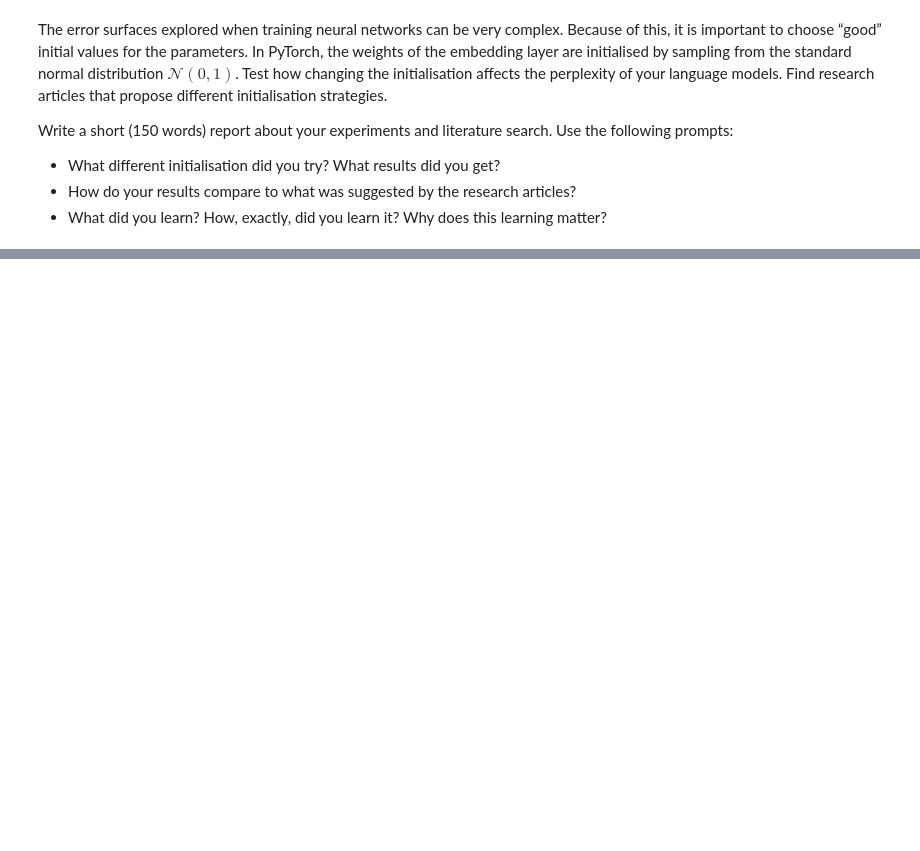
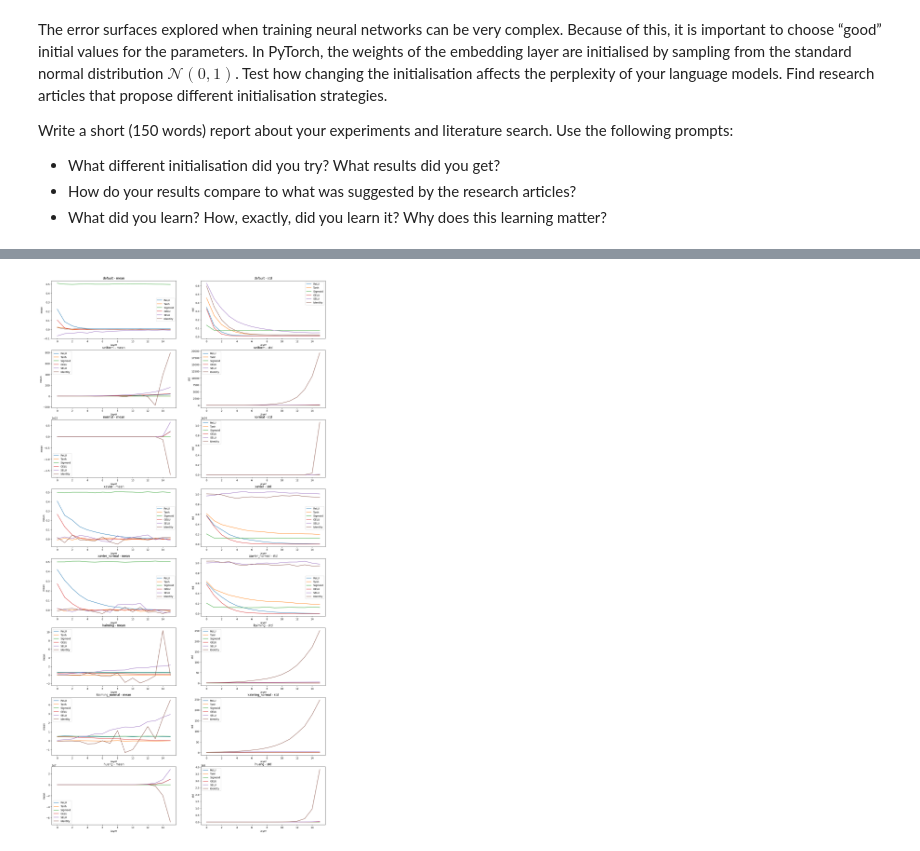
Before and after one commit to Arty-Facts/wasp_deep_learning_for_natural_language_processing_2024, a Jupyter notebook: project/assignment-1.ipynb, the cells around one changed output, grey strips where cells are left out. Saved outputs shown, nothing was run; the diff lists cells and outputs as text; code cells hidden in the pictures; blank space fills up the shorter version.

Commit message:
done with initial result

```diff
--- a/project/assignment-1.ipynb
+++ b/project/assignment-1.ipynb
@@ -434,7 +438,7 @@ class TransformerModel(nn.Module):
         self.pos_encoder = PositionalEncoding(embedding_dim)
         encoderlayer = nn.TransformerEncoderLayer(embedding_dim, num_heads, hidden_dim)
         self.transformer_encoder = nn.TransformerEncoder(encoderlayer,num_layers)
-        self.linear = nn.Linear(hidden_dim, n_words)
+        self.head = nn.Linear(hidden_dim, n_words)
 
     def forward(self, x, x_mask=None):
         x = self.embedding(x)
@@ -442,7 +446,7 @@ class TransformerModel(nn.Module):
         if x_mask is None:
             x_mask = nn.Transformer.generate_square_subsequent_mask(len(x)).to(device)
         x = self.transformer_encoder(x,x_mask)
-        x = self.linear(x)
+        x = self.head(x)
         return x
 
 class PositionalEncoding(nn.Module):
@@ -689,3 +667,19 @@ Perplexity for Huang et al. Initialization: 252.930419921875
+# %%
+results = []
+# %%
+def fixed_window(*args, **kwargs):
+    return train_fixed_window(3, *args, **kwargs)
+for train_func in [fixed_window, train_rnn, train_transformer]:
+    name = train_func.__name__.replace("train_", "")
+    if name in [ n for n, _ in results]:
+        continue
+    histories = []
+    for init_func in [None, uniform, normal, xavier, xavier_normal, kaiming, kaiming_normal, huang]:
+        # since we only like to se the relative differences, we can run for only 1 epoch to save time
+        model, history = train_func(n_epochs=1, batch_size = 3072//5, lr = 1e-2/5, init_func=init_func)
+        name = 'None' if init_func is None else init_func.__name__
+        histories.append((name, min(history['perplexity']).item()))
+    results.append((name, histories))
 # %% [markdown]
 The error surfaces explored when training neural networks can be very complex. Because of this, it is important to choose “good” initial values for the parameters. In PyTorch, the weights of the embedding layer are initialised by sampling from the standard normal distribution $\mathcal{N}(0, 1)$. Test how changing the initialisation affects the perplexity of your language models. Find research articles that propose different initialisation strategies.
 
@@ -698,0 +699,47 @@ Write a short (150&nbsp;words) report about your experiments and literature sear
+# %%
+import matplotlib.pyplot as plt
+import numpy as np
+class DemoModel(nn.Module):
+    def __init__(self,depth, activation, dim=1024, normalize=False):
+        super().__init__()
+        self.depth = depth
+        self.activation = activation
+        self.layers = nn.ModuleList([
+            nn.Sequential(
+                nn.Linear(dim, dim),
+                nn.LayerNorm(dim) if normalize else nn.Identity()
+            )
+            for _ in range(depth)])
+
+    def forward(self, x):
+        stats = []
+        for layer in self.layers:
+            x = layer(x)
+            x = self.activation(x)
+            stats.append({'mean': x.mean().item(),
+                          'std': x.std().item()})
+        return x, stats
+depth = 16
+dim = 1024
+normalize = False
+activations = [nn.ReLU(), nn.Tanh(), nn.Sigmoid(), nn.GELU(), nn.SELU(), nn.Identity()]
+init_funcs = [None, uniform, normal, xavier, xavier_normal, kaiming, kaiming_normal, huang]
+fig, axs = plt.subplots(len(init_funcs), 2, figsize=(20, 5*len(init_funcs)))
+for activation in activations:
+    for init_func, ax_row in zip(init_funcs, axs):
+        model = DemoModel(depth=depth, activation=activation, dim=dim, normalize=normalize)
+        if init_func is not None:
+            init_func(model)
+        name = 'default' if init_func is None else init_func.__name__
+        x = torch.randn(dim)
+        output, stats = model(x)
+        stats = {key: [s[key] for s in stats] for key in stats[0]}
+        for key, ax in zip(stats.keys(), ax_row):
+            ax.plot(stats[key], label=activation.__class__.__name__)
+            ax.set_title(f'{name} - {key}')
+            ax.set_xlabel('Layer')
+            ax.set_ylabel(f'{key}')
+            ax.legend()
+plt.show()
+# %% [output]
+[figure, added]
```
Also changed, not shown: parts of 14 cells of this notebook.
